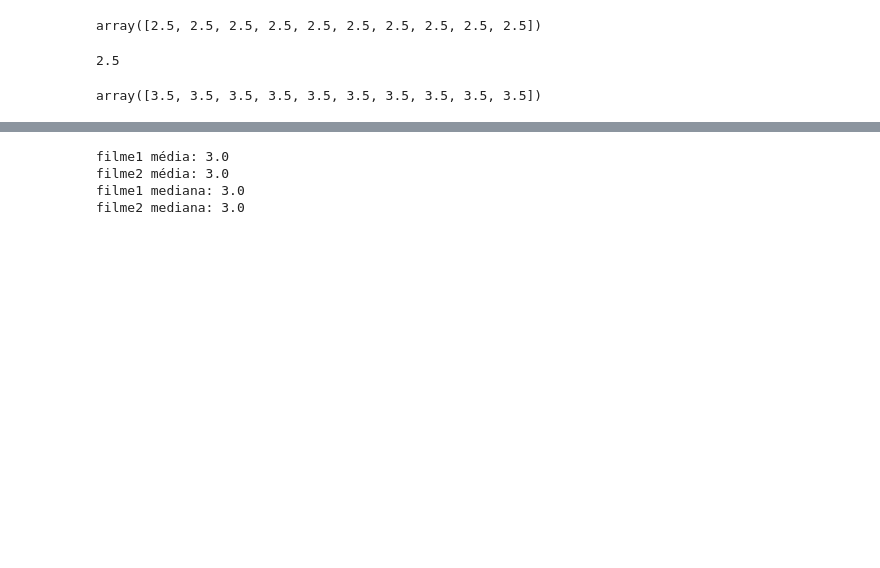
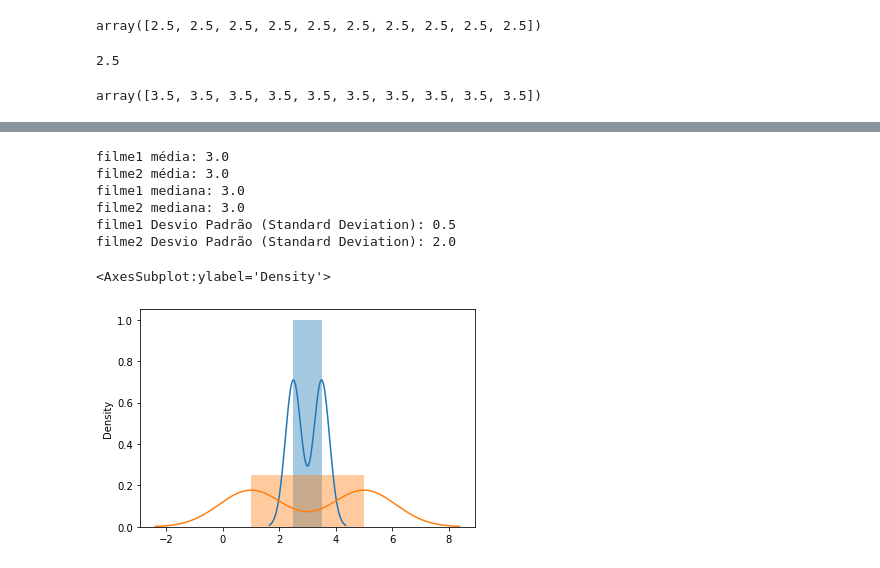
Before and after one commit to alexaugusto23/python_developer, a Jupyter notebook: Códigos Python/Data Science Jupyter NoteBook/MoviesRating DataSet.ipynb, the cells around one changed output, grey strips where cells are left out. Drawn from its saved outputs; the diff is of its cells as text; code cells hidden in the pictures; blank space fills up the shorter version.

Commit message:
Finalizado aula de plots

```diff
--- a/Códigos Python/Data Science Jupyter NoteBook/MoviesRating DataSet.ipynb
+++ b/Códigos Python/Data Science Jupyter NoteBook/MoviesRating DataSet.ipynb
@@ -350,8 +351,17 @@ filme3: [83.85, 88.64, 1.97, 20.7, 41.09, 48.7, 71.82, 65.45, 83.84, 34.18]
 # %%
 print(f"filme1 média: {filme1.mean()}\nfilme2 média: {filme2.mean()}")
 print(f"filme1 mediana: {np.median(filme1)}\nfilme2 mediana: {np.median(filme2)}")
+print(f"filme1 Desvio Padrão (Standard Deviation): {np.std(filme1)}\nfilme2 Desvio Padrão (Standard Deviation): {np.std(filme2)}")
 # %% [output]
 filme1 média: 3.0
 filme2 média: 3.0
 filme1 mediana: 3.0
 filme2 mediana: 3.0
+filme1 Desvio Padrão (Standard Deviation): 0.5
+filme2 Desvio Padrão (Standard Deviation): 2.0
+# %%
+sns.distplot(filme1)
+sns.distplot(filme2)
+# %% [output]
+<AxesSubplot:ylabel='Density'>
+[figure, added]
```
Also changed, not shown: parts of 12 cells of this notebook.
